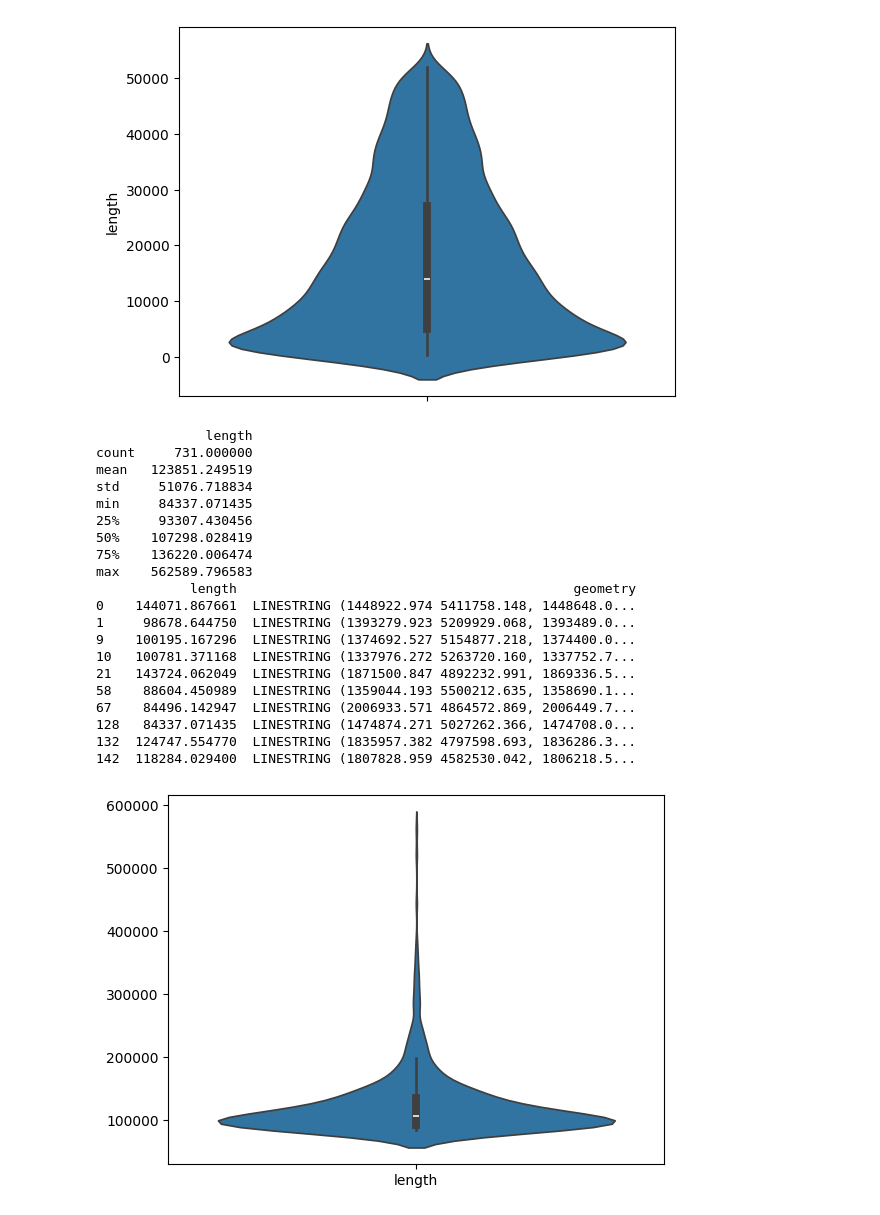
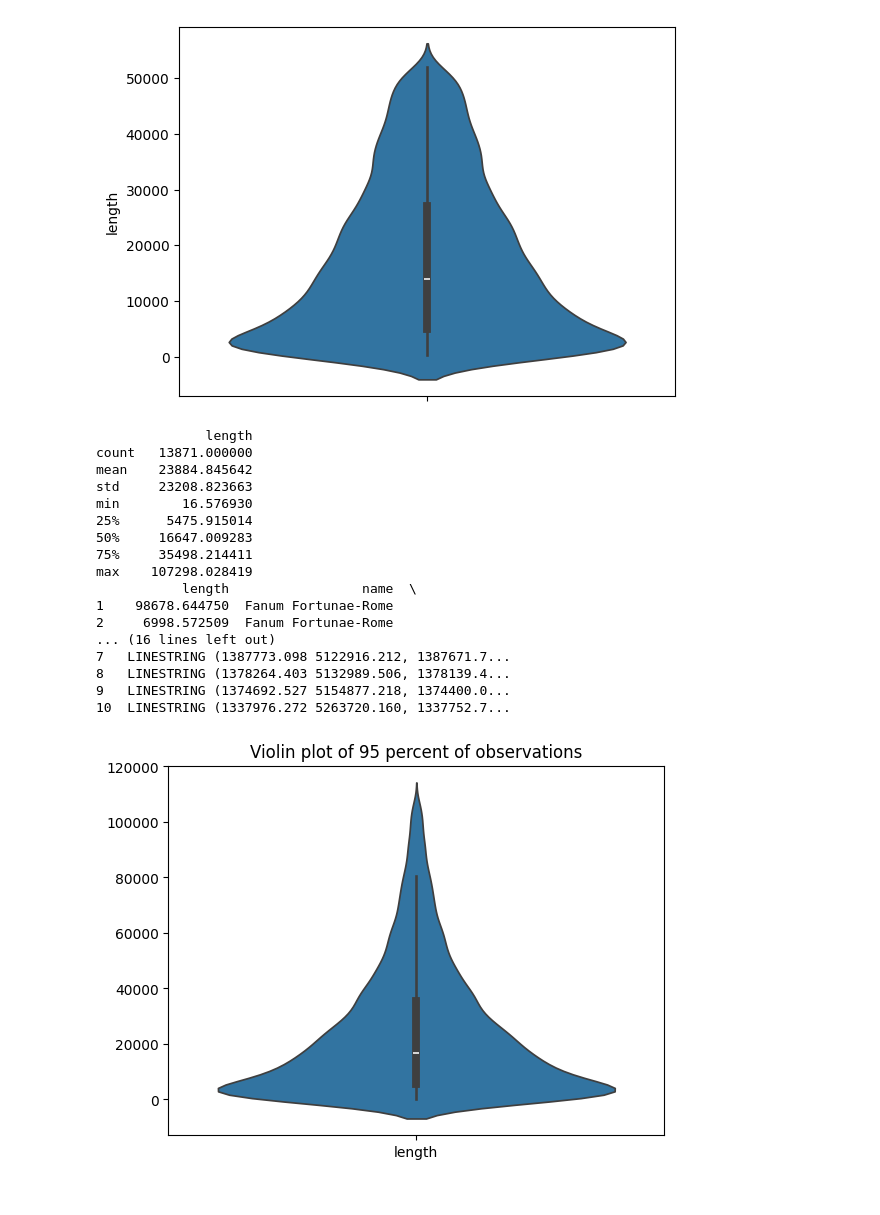
Before and after one commit to Magniler/Minerva_hackathon_roman_roads, a Jupyter notebook: core/EDA.ipynb, the cells around one changed output. Saved outputs shown, nothing was run; the diff lists cells and outputs as text; code cells hidden in the pictures.

```diff
--- a/core/EDA.ipynb
+++ b/core/EDA.ipynb
@@ -14,11 +14,16 @@ path = Path('C:\\Users\\mlind\\github\\Minerva_hackathon\\data\\split segments\\
 roman_roads: gpd.GeoDataFrame = gpd.read_file(path)
 print(roman_roads.head(3))
 roman_roads_length_gpd = gpd.GeoDataFrame(
-    data={"length" : roman_roads["geometry"].length, "name" : roman_roads["name"]},
+    data={"length" : roman_roads["geometry"].length, "name" : roman_roads["Name"]},
     geometry=roman_roads["geometry"]
 )
 
 
+# We need to save the projection and the units used for the geometry for future reference
+
+projection = roman_roads.crs
+units = roman_roads.crs.axis_info[0].unit_name
+
 
 # roman_roads_length_gpd["geometry"] = roman_roads["geometry"]
 # roman_roads_length_gpd["length"] = roman_roads_length_gpd["geometry"].length
@@ -60,33 +70,33 @@ sn.violinplot(roman_roads_length_gpd_85)
 # %%
 # Some of the outliers are extreme. We need to look at them an figure out
 #   Where an what they are
 #   If they are artefacts or proper roads segments
 #   What sort of units they are in
 
-roman_roads_length_gpd_85_outliers = roman_roads_length_gpd[roman_roads_length_gpd["length"].between(roman_roads_length_gpd["length"].quantile(.95), roman_roads_length_gpd["length"].quantile(1))]
-sn.violinplot(roman_roads_length_gpd_85_outliers)
-print(roman_roads_length_gpd_85_outliers.describe())
-roman_roads_length_gpd_85_outliers.sort_values(by="length")
-print(roman_roads_length_gpd_85_outliers.head(10))
+roman_roads_length_gpd_95_outliers = roman_roads_length_gpd[roman_roads_length_gpd["length"].between(roman_roads_length_gpd["length"].quantile(.025), roman_roads_length_gpd["length"].quantile(.975))]
+plot = sn.violinplot(roman_roads_length_gpd_95_outliers)
+plot.set_title("Violin plot of 95 percent of observations")
+print(roman_roads_length_gpd_95_outliers.describe())
+roman_roads_length_gpd_95_outliers.sort_values(by="length")
+print(roman_roads_length_gpd_95_outliers.head(10))
+
+# These roads seems to be very long, this will need to be checked if this is a problem with the projection or the calculation of the length.
 # %% [output]
               length
-count     731.000000
-mean   123851.249519
-std     51076.718834
-min     84337.071435
-25%     93307.430456
-50%    107298.028419
-75%    136220.006474
-max    562589.796583
-            length                                           geometry
-0    144071.867661  LINESTRING (1448922.974 5411758.148, 1448648.0...
-1     98678.644750  LINESTRING (1393279.923 5209929.068, 1393489.0...
-9    100195.167296  LINESTRING (1374692.527 5154877.218, 1374400.0...
-10   100781.371168  LINESTRING (1337976.272 5263720.160, 1337752.7...
-21   143724.062049  LINESTRING (1871500.847 4892232.991, 1869336.5...
-58    88604.450989  LINESTRING (1359044.193 5500212.635, 1358690.1...
-67    84496.142947  LINESTRING (2006933.571 4864572.869, 2006449.7...
-128   84337.071435  LINESTRING (1474874.271 5027262.366, 1474708.0...
-132  124747.554770  LINESTRING (1835957.382 4797598.693, 1836286.3...
-142  118284.029400  LINESTRING (1807828.959 4582530.042, 1806218.5...
+count   13871.000000
+mean    23884.845642
+std     23208.823663
+min        16.576930
+25%      5475.915014
+50%     16647.009283
+75%     35498.214411
+max    107298.028419
+           length                 name  \
+1    98678.644750  Fanum Fortunae-Rome
+2     6998.572509  Fanum Fortunae-Rome
+... (16 lines left out)
+7   LINESTRING (1387773.098 5122916.212, 1387671.7...
+8   LINESTRING (1378264.403 5132989.506, 1378139.4...
+9   LINESTRING (1374692.527 5154877.218, 1374400.0...
+10  LINESTRING (1337976.272 5263720.160, 1337752.7...
-[figure, old version]
+[figure, new version]
```
Also changed, not shown: parts of 10 cells of this notebook.
